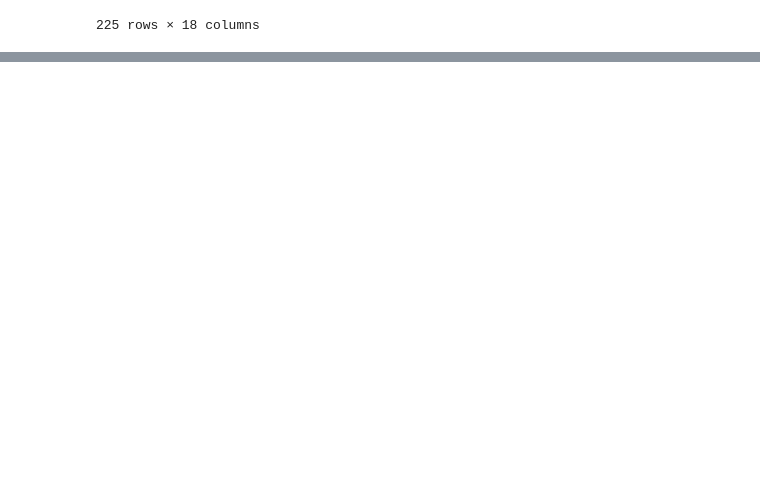
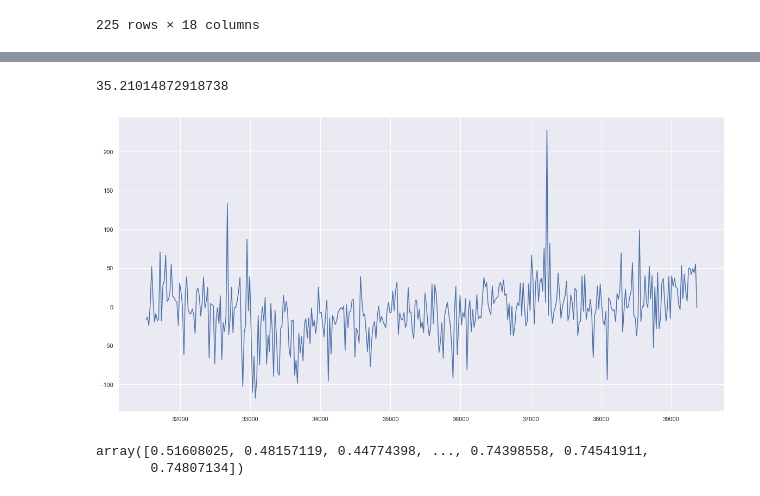
Before and after one commit to MatildeDP/ComputationalDataAnalysisProject, a Jupyter notebook: RandomForest.ipynb, the cells around one changed output, grey strips where cells are left out. Drawn from its saved outputs; the diff is of its cells as text; code cells hidden in the pictures; blank space fills up the shorter version.

```diff
--- a/RandomForest.ipynb
+++ b/RandomForest.ipynb
@@ -142,0 +171,5 @@ df_
+# %%
+model = RandomForestRegressor(n_estimators=300, min_samples_leaf=2, max_features=50,  n_jobs = -1, verbose = True)
+
+grid = GridSearchCV(model, param_grid={}, scoring='neg_mean_squared_error')
+grid.fit(X[names], y)
@@ -142,0 +216,7 @@ df_
+# %%
+
+model3 = RandomForestRegressor(max_leaf_nodes=700, verbose = True, n_jobs=-1, n_estimators = 500, max_features=80)
+
+
+grid = GridSearchCV(model3, param_grid={}, scoring='neg_mean_squared_error')
+grid.fit(X, y)
@@ -142,0 +250,21 @@ df_
+# %%
+from sklearn.model_selection import KFold
+
+CV = KFold(5)
+errors = []
+
+X_, y_ = X[y != 0].reset_index(drop = 'index'), y[y != 0].reset_index(drop = 'index')
+preds = np.zeros(len(X_))
+for train_idx, test_idx in CV.split(X_.index, y_.index):
+    X_train, X_test = X_.loc[train_idx], X_.loc[test_idx]
+    y_train, y_test = y_[train_idx], y_[test_idx]
+    model = RandomForestRegressor(n_estimators=300, min_samples_leaf=2, max_features=50,  n_jobs = -1, verbose = True)
+    model.fit(X_train, y_train)
+
+    y_hat = model.predict(X_test)
+
+    predicted_no_passengers = X_test.SeatCapacity * y_hat
+    actual_no_passenger     = X_test.SeatCapacity * y_test
+    preds[test_idx] = y_hat
+    err = (1 - abs((actual_no_passenger - predicted_no_passengers)/actual_no_passenger)).mean()
+    errors.append(err)
@@ -142,0 +289,19 @@ df_
+# %%
+idx = actual_no_passenger.values.argmin()
+
+errs = np.sqrt(pow(actual_no_passenger - predicted_no_passengers, 2).mean())
+
+fig, ax = plt.subplots(figsize = (20,10))
+
+# ax.scatter(actual_no_passenger, errs)
+# ax.set_yscale('log')
+ax.plot(actual_no_passenger[::20] - predicted_no_passengers[::20])
+errs
+# %% [output]
+35.21014872918738
+[figure, added]
+# %%
+preds * X_
+# %% [output]
+array([0.51608025, 0.48157119, 0.44774398, ..., 0.74398558, 0.74541911,
+       0.74807134])
```
Also changed, not shown: parts of 9 cells of this notebook, 3 other files.
